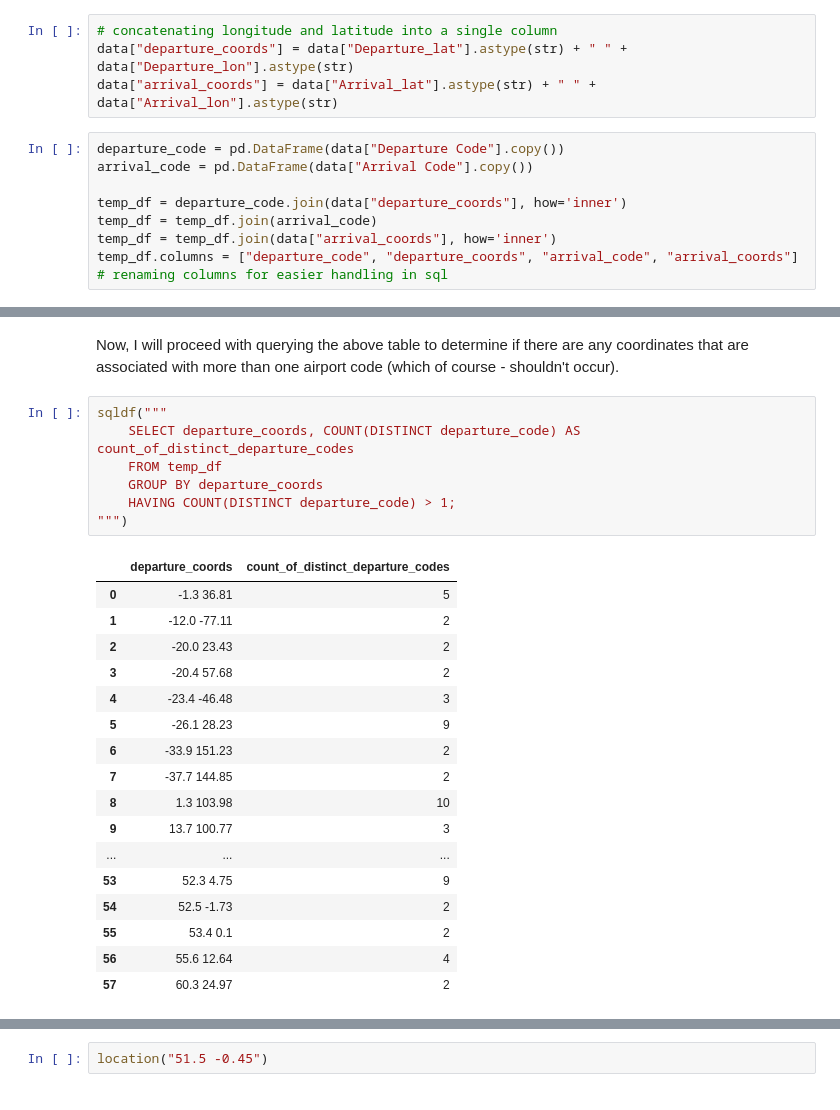
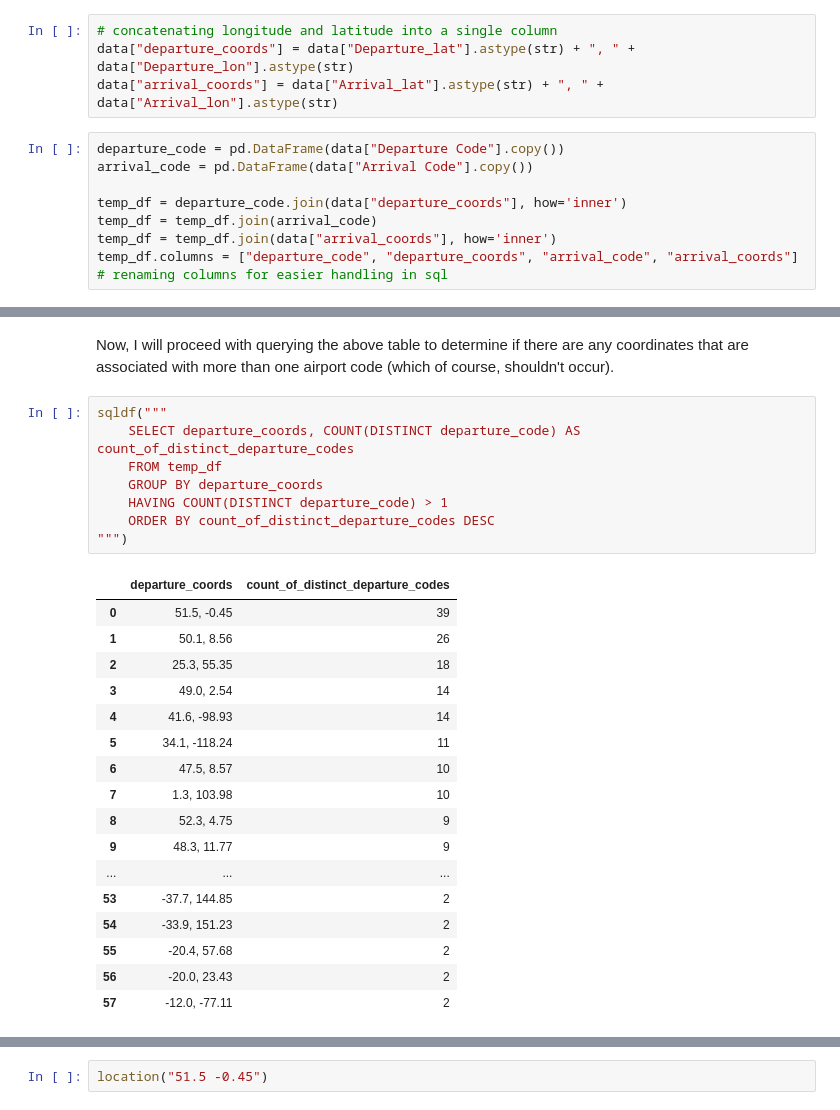
Before and after one commit to piotr-dziurny/flight_distance_analysis, a Jupyter notebook: solution.ipynb, the cells around one changed output, grey strips where cells are left out. Cells and saved outputs as stored; diff of their text form.

```diff
--- a/solution.ipynb
+++ b/solution.ipynb
@@ -105,8 +105,8 @@ Kosmos Road, Ekurhuleni Ward 16, Kempton Park, City of Ekurhuleni Metropolitan M
 Since "Normalizsed City Pair' column has been removed from the scope of my analysis, another potential anchor point could be to verify if airport codes are consistent for each set of geographic coordinates. First, I will create a temporary table that will store concatenated values of latitude and longitude (for easier interpretation), along with the airport codes for both departure and arrival. This will enable me to search for data inconsistencies using SQL.
 # %%
 # concatenating longitude and latitude into a single column
-data["departure_coords"] = data["Departure_lat"].astype(str) + " " + data["Departure_lon"].astype(str)
-data["arrival_coords"] = data["Arrival_lat"].astype(str) + " " + data["Arrival_lon"].astype(str)
+data["departure_coords"] = data["Departure_lat"].astype(str) + ", " + data["Departure_lon"].astype(str)
+data["arrival_coords"] = data["Arrival_lat"].astype(str) + ", " + data["Arrival_lon"].astype(str)
 # %%
 departure_code = pd.DataFrame(data["Departure Code"].copy())
 arrival_code = pd.DataFrame(data["Arrival Code"].copy())
@@ -133,28 +133,29 @@ temp_df
 3000 rows × 4 columns
 # %% [markdown]
-Now, I will proceed with querying the above table to determine if there are any coordinates that are associated with more than one airport code (which of course - shouldn't occur).
+Now, I will proceed with querying the above table to determine if there are any coordinates that are associated with more than one airport code (which of course, shouldn't occur).
 # %%
 sqldf("""
     SELECT departure_coords, COUNT(DISTINCT departure_code) AS count_of_distinct_departure_codes
     FROM temp_df
     GROUP BY departure_coords
-    HAVING COUNT(DISTINCT departure_code) > 1;
+    HAVING COUNT(DISTINCT departure_code) > 1
+    ORDER BY count_of_distinct_departure_codes DESC
 """)
 # %% [output]
 |  | departure_coords | count_of_distinct_departure_codes |
-| 0 | -1.3 36.81 | 5 |
-| 1 | -12.0 -77.11 | 2 |
-| 2 | -20.0 23.43 | 2 |
-| 3 | -20.4 57.68 | 2 |
-| 4 | -23.4 -46.48 | 3 |
-| 5 | -26.1 28.23 | 9 |
-| 6 | -33.9 151.23 | 2 |
-| 7 | -37.7 144.85 | 2 |
-| 8 | 1.3 103.98 | 10 |
-| 9 | 13.7 100.77 | 3 |
+| 0 | 51.5, -0.45 | 39 |
+| 1 | 50.1, 8.56 | 26 |
+| 2 | 25.3, 55.35 | 18 |
+| 3 | 49.0, 2.54 | 14 |
+| 4 | 41.6, -98.93 | 14 |
+| 5 | 34.1, -118.24 | 11 |
+| 6 | 47.5, 8.57 | 10 |
+| 7 | 1.3, 103.98 | 10 |
+| 8 | 52.3, 4.75 | 9 |
+| 9 | 48.3, 11.77 | 9 |
 | ... | ... | ... |
-| 53 | 52.3 4.75 | 9 |
-| 54 | 52.5 -1.73 | 2 |
-| 55 | 53.4 0.1 | 2 |
-| 56 | 55.6 12.64 | 4 |
-| 57 | 60.3 24.97 | 2 |
+| 53 | -37.7, 144.85 | 2 |
+| 54 | -33.9, 151.23 | 2 |
+| 55 | -20.4, 57.68 | 2 |
+| 56 | -20.0, 23.43 | 2 |
+| 57 | -12.0, -77.11 | 2 |
```
Also changed, not shown: parts of 12 cells of this notebook, 1 other file.
